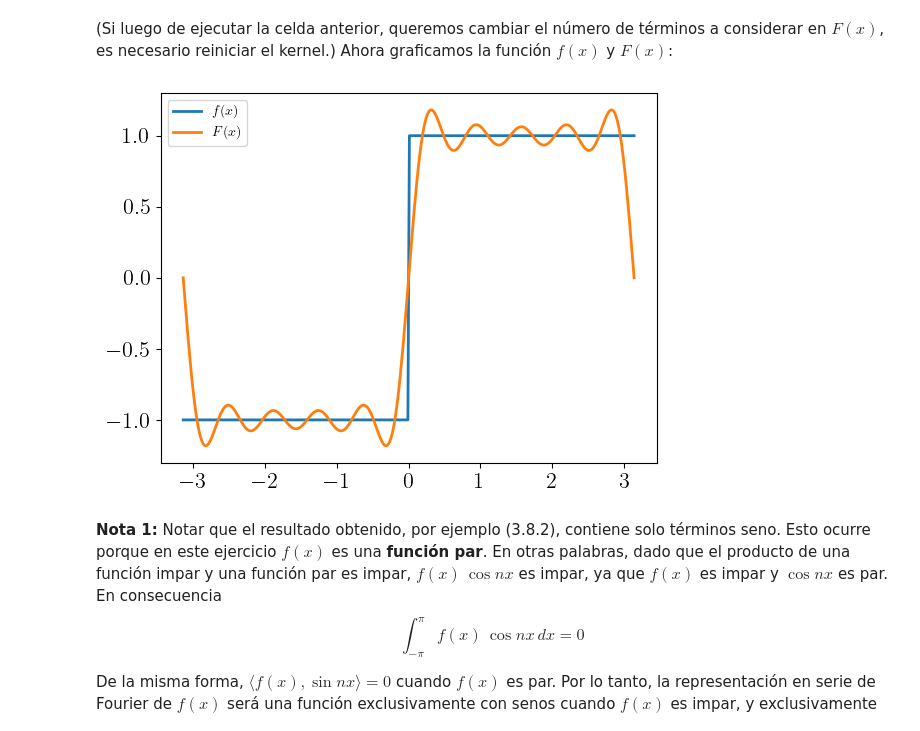
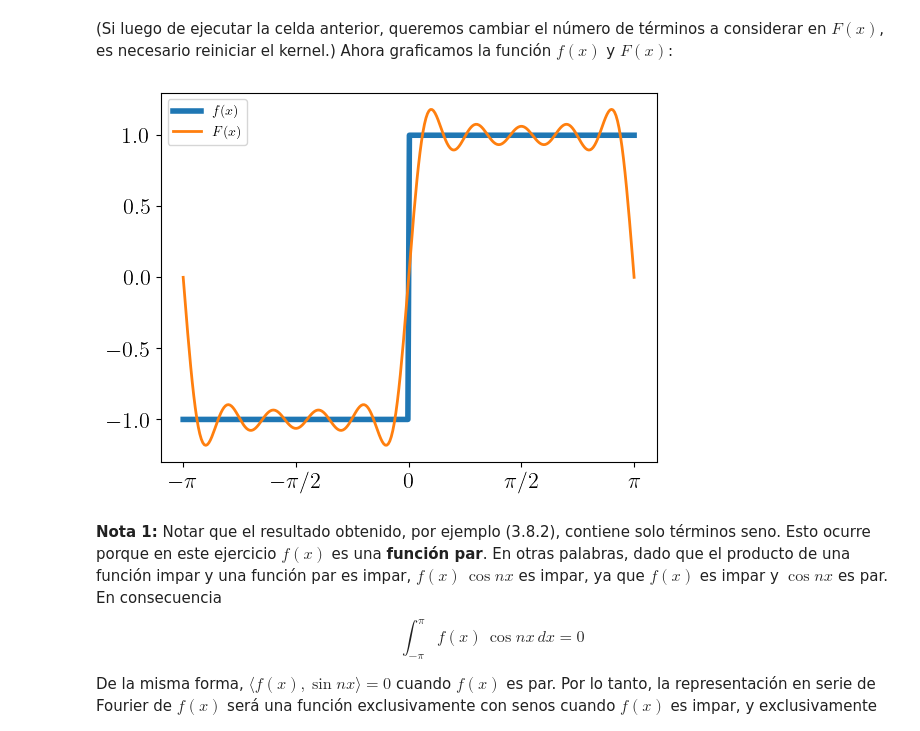
Before and after one commit to manuxch/calculo_avanzado, a Jupyter notebook: fourier/clase_03/code/practica_03.ipynb, the cells around one changed output. Saved outputs shown, nothing was run; the diff lists cells and outputs as text; code cells hidden in the pictures.

```diff
--- a/fourier/clase_03/code/practica_03.ipynb
+++ b/fourier/clase_03/code/practica_03.ipynb
@@ -400,15 +400,18 @@ F_np = lambdify(x, F.truncate(n=5), 'numpy')  # tomamos los primeros 5 términos
 (Si luego de ejecutar la celda anterior, queremos cambiar el número de términos a considerar en $F(x)$, es necesario reiniciar el kernel.)
 Ahora graficamos la función $f(x)$ y $F(x)$:
 # %%
-x = np.linspace(-np.pi, np.pi, 300)
-y = f_np(x)
-Y = F_np(x)
-plt.plot(x, y, label=r"$f(x)$")
-plt.plot(x, Y, label=r"$F(x)$")
+fig, ax = plt.subplots()
+x_n = np.linspace(-np.pi, np.pi, 300)
+y = f_np(x_n)
+Y = F_np(x_n)
+plt.plot(x_n, y, lw=4, label=r"$f(x)$")
+plt.plot(x_n, Y, label=r"$F(x)$")
+ax.set_xticks([-np.pi, -np.pi/2, 0, np.pi/2, np.pi])
+ax.set_xticklabels(['$-\pi$', '$-\pi/2$', '$0$', '$\pi/2$', '$\pi$'])
 plt.legend()
 plt.show()
 # %% [output]
-[figure, old version]
+[figure, new version]
 # %% [markdown]
 **Nota 1:** Notar que el resultado obtenido, por ejemplo (3.8.2), contiene solo términos seno. Esto ocurre porque en este ejercicio $f(x)$ es una **función par**. En otras palabras, dado que el producto de una función impar y una función par es impar, $f(x) \, \cos nx$ es impar, ya que $f(x)$ es impar y $\cos nx$ es par. En consecuencia
 $$ \int_{-\pi}^{\pi} f(x) \, \cos nx \, dx = 0 $$
```
Also changed, not shown: parts of 52 cells of this notebook, 5 other files.
